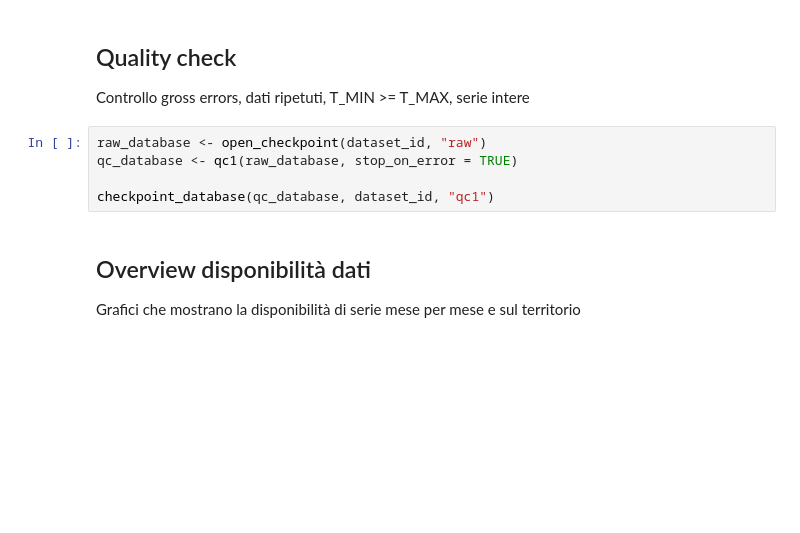
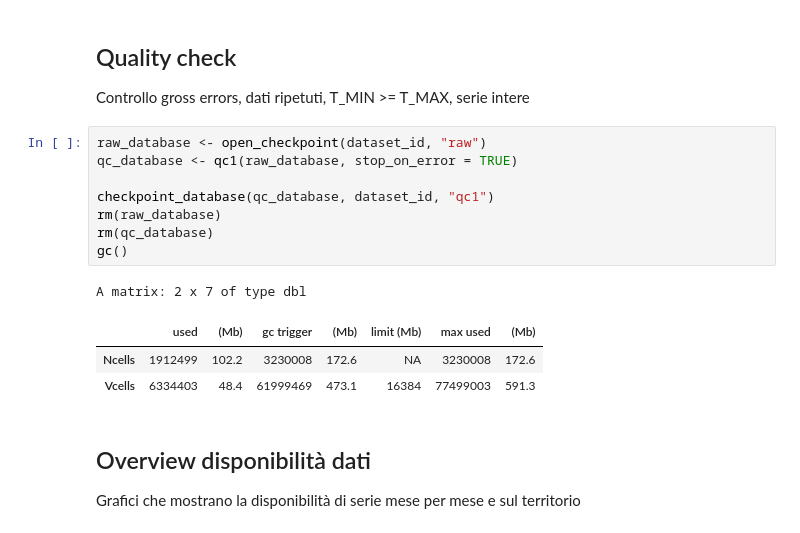
Before and after one commit to dnstudent/TesiMag, a Jupyter notebook: notebooks/integrazioni_regionali/veneto/veneto.ipynb, the cells around one changed output. Saved outputs shown, nothing was run; the diff lists cells and outputs as text; blank space fills up the shorter version.

```diff
--- a/notebooks/integrazioni_regionali/veneto/veneto.ipynb
+++ b/notebooks/integrazioni_regionali/veneto/veneto.ipynb
@@ -63,8 +69,16 @@ Controllo gross errors, dati ripetuti, T_MIN >= T_MAX, serie intere
 # %%
 raw_database <- open_checkpoint(dataset_id, "raw")
 qc_database <- qc1(raw_database, stop_on_error = TRUE)
 
 checkpoint_database(qc_database, dataset_id, "qc1")
+rm(raw_database)
+rm(qc_database)
+gc()
+# %% [output]
+A matrix: 2 x 7 of type dbl
+|  | used | (Mb) | gc trigger | (Mb) | limit (Mb) | max used | (Mb) |
+| Ncells | 1912499 | 102.2 | 3230008 | 172.6 | NA | 3230008 | 172.6 |
+| Vcells | 6334403 | 48.4 | 61999469 | 473.1 | 16384 | 77499003 | 591.3 |
 # %% [markdown]
 ## Overview disponibilità dati
 Grafici che mostrano la disponibilità di serie mese per mese e sul territorio
```
Also changed, not shown: parts of 12 cells of this notebook, 4 other files.
